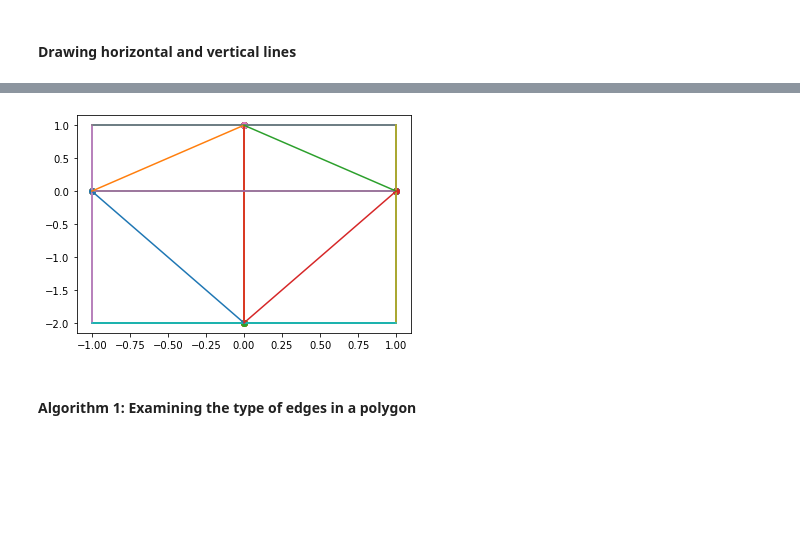
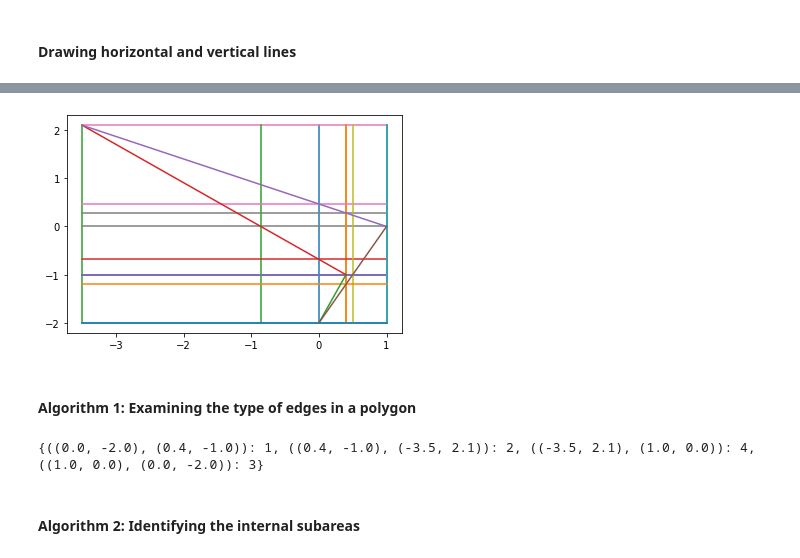
Before and after one commit to oortega20/CS294-final_project, a Jupyter notebook: inscribing_rectangle.ipynb, the cells around one changed output, grey strips where cells are left out. Saved outputs shown, nothing was run; the diff lists cells and outputs as text; code cells hidden in the pictures; blank space fills up the shorter version.

Commit message:
algorithm 1: working

```diff
--- a/inscribing_rectangle.ipynb
+++ b/inscribing_rectangle.ipynb
@@ -51,8 +51,17 @@ def edges(vertices):
         p1, p2 = vertices[i % 4], vertices[(i + 1) % 4]
         edges.append([p1,p2])
     return edges
+
+def interior_line(line, vertices):
+    for start, end in edges(SAR(vertices)):
+        l_start, l_end = line
+        if l_start == start or l_start == end or l_end == end or l_end == start:
+            return False
+    return True
 # %%
 def line_intersection(line1, line2):
+    if disjoint_segments(line1, line2):
+        return
     xdiff = (line1[0][0] - line1[1][0], line2[0][0] - line2[1][0])
     ydiff = (line1[0][1] - line1[1][1], line2[0][1] - line2[1][1])
 
@@ -67,13 +76,7 @@ def line_intersection(line1, line2):
     x = det(d, xdiff) / div
     y = det(d, ydiff) / div
 
-#     x_start_1, x_end_1 = line1[0][0], line1[1][0]
-#     x_start_2, x_end_2 = line2[0][0], line2[1][0]
-#     y_start_1, y_end_1 = line1[0][1], line1[1][1]
-#     y_start_2, y_end_2 = line2[0][1], line2[1][1]
-
-#     if min(x_start_1, x_end_1) < x and max(x_start_1, x_end_1) > x \
-#        and min(x_start_2, x_end_2) < x and max(x_start_2, x_end_2) > x \
-#        and min(y_start_1, y_end_1) < y and max(y_start_1, y_end_1) > y \
-#        and min(y_start_2, y_end_2) < y and max(y_start_2, y_end_2) > y:
+#     #verifying it doesn't intersect at end points
+#     if x == line1[0][0] or x == line1[1][0] or x == line2[0][0] or x == line2[1][0] or \
+#        y == line1[0][1] or y == line1[1][1] or y == line2[0][1] or y == line2[1][1]:
     return [x,y]
@@ -84,5 +105,5 @@ line_intersection([[0,5], [2.5,0]],[[0,2],[5,2]])
 # %%
-points = [[1.0,0.0],[0.0,1.0],[-1.0,0.0],[0.0,-2.0]]
+points = [[1.0,0.0],[0.4,-1.0],[-3.5,5.1],[0.0,-2.0]]
 # %%
 e = edges(counter_clockwise(points))
 e
@@ -234,21 +235,18 @@ p_lines, pts = polygon_lines(points)
 # %%
 for edge in p_lines:
     x_1,x_2 = edge[0][0], edge[1][0]
     y_1,y_2 = edge[0][1], edge[1][1]
     plt.plot([x_1,x_2], [y_1,y_2])
-for edge in rec_edges:
-    x_1,x_2 = edge[0][0], edge[1][0]
-    y_1,y_2 = edge[0][1], edge[1][1]
-    plt.plot([x_1,x_2], [y_1,y_2])
+
 for edge in e:
     x_1,x_2 = edge[0][0], edge[1][0]
     y_1,y_2 = edge[0][1], edge[1][1]
     plt.plot([x_1,x_2], [y_1,y_2])
 
-for x,y in pts:
-    plt.scatter(x,y)
+# for x,y in pts:
+#     plt.scatter(x,y,color='b')
 # %% [output]
-[figure, old version]
+[figure, new version]
 # %% [markdown]
 #### Algorithm 1: Examining the type of edges in a polygon
 # %%
@@ -286,3 +284,9 @@ def edge_types(vertices):
     return edge_types
 # %%
 types = edge_types(points)
+# %%
+print(types)
+# %% [output]
+{((0.0, -2.0), (0.4, -1.0)): 1, ((0.4, -1.0), (-3.5, 2.1)): 2, ((-3.5, 2.1), (1.0, 0.0)): 4, ((1.0, 0.0), (0.0, -2.0)): 3}
+# %% [markdown]
+#### Algorithm 2: Identifying the internal subareas
```
Also changed, not shown: parts of 9 cells of this notebook.
